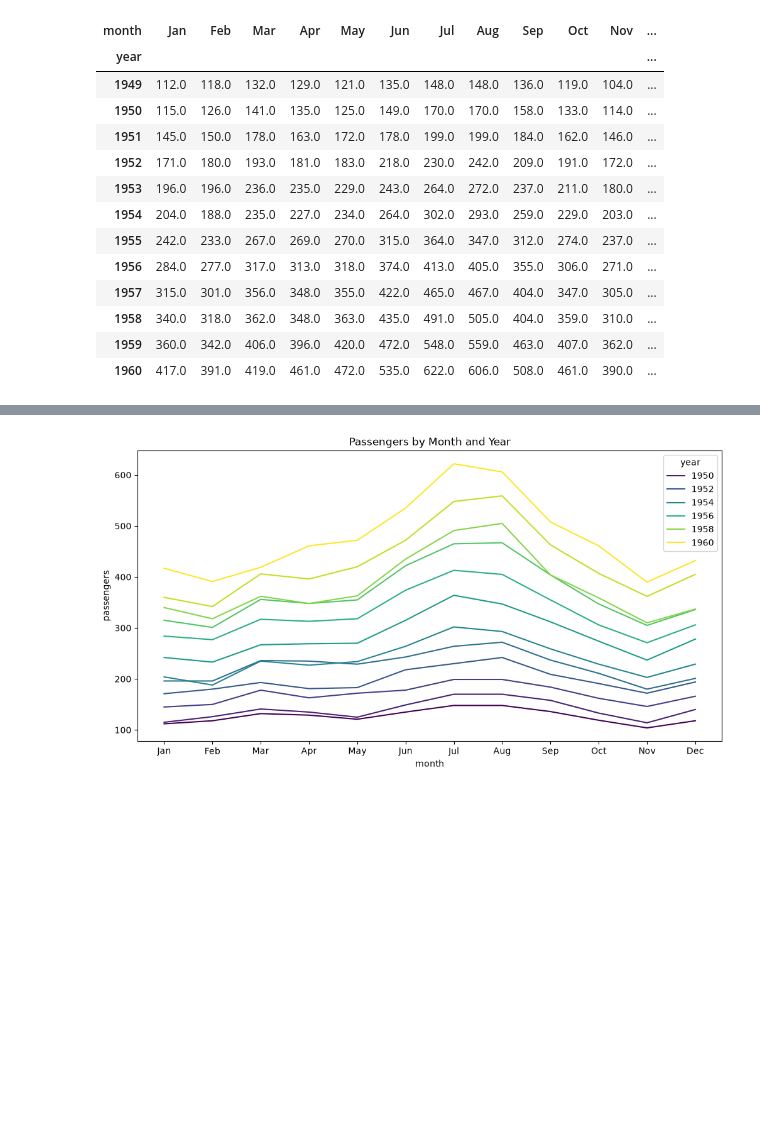
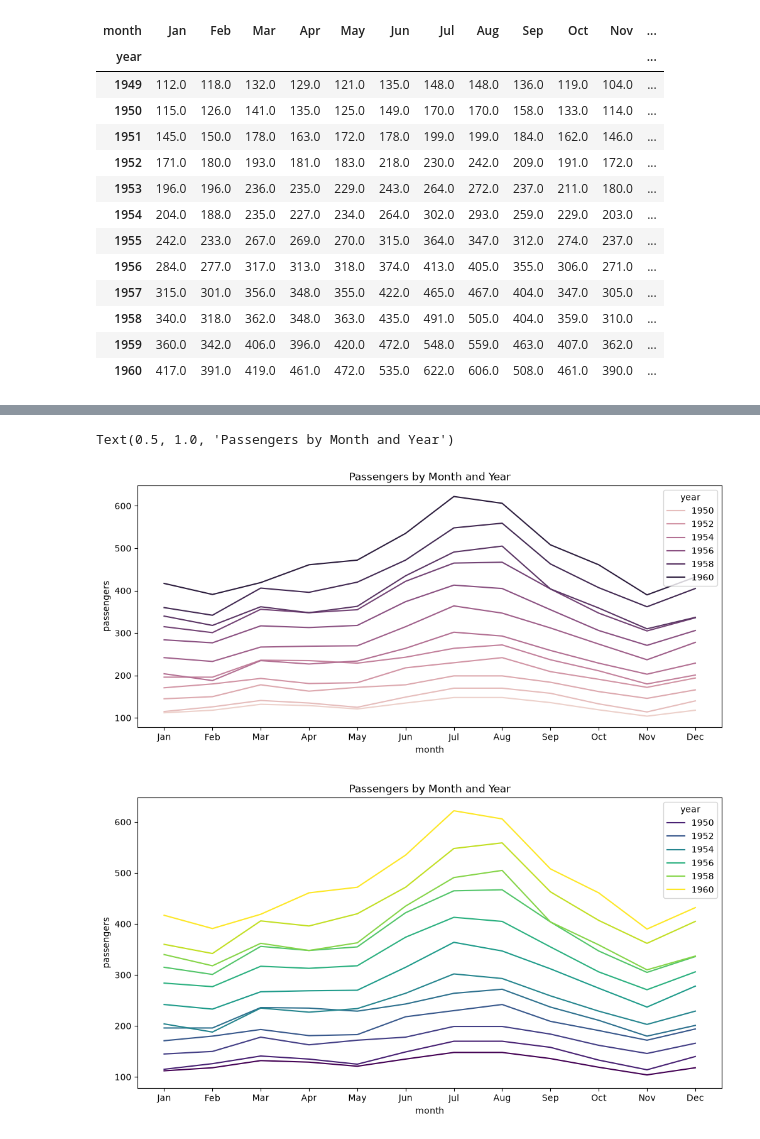
Before and after one commit to Kimchi-2025/big0611, a Jupyter notebook: py/p02_데이터분석및시각화/ch02_pandas/ex04_2_시계열데이터분석.ipynb, the cells around one changed output, grey strips where cells are left out. Cells and saved outputs as stored; diff of their text form; code cells hidden in the pictures; blank space fills up the shorter version.

```diff
--- a/py/p02_데이터분석및시각화/ch02_pandas/ex04_2_시계열데이터분석.ipynb
+++ b/py/p02_데이터분석및시각화/ch02_pandas/ex04_2_시계열데이터분석.ipynb
@@ -769,3 +848,10 @@ pivot
+# %%
+plt.figure(figsize=(12,5))
+sns.lineplot(df, x='month', y='passengers', hue='year')
+plt.title('Passengers by Month and Year')
+# %% [output]
+Text(0.5, 1.0, 'Passengers by Month and Year')
+[figure, added]
 # %%
 plt.figure(figsize=(12,6))
 
```
Also changed, not shown: parts of 74 cells of this notebook, 8 other files.
